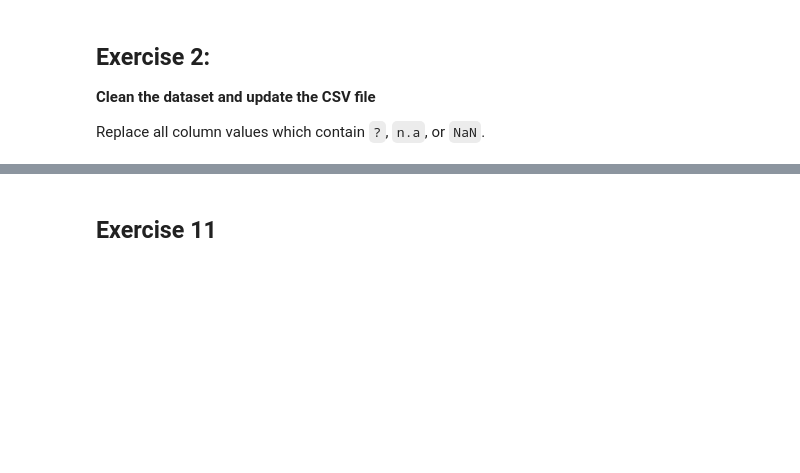
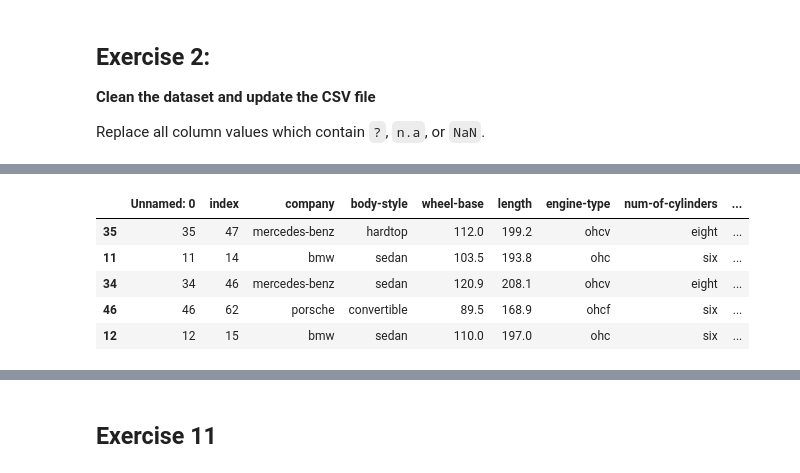
Before and after one commit to Borel677/M111-Advanced-Python-and-Database-Management, a Jupyter notebook: day01/exercises/04_Pandas.ipynb, the cells around one changed output, grey strips where cells are left out. Cells and saved outputs as stored; diff of their text form; code cells hidden in the pictures; blank space fills up the shorter version.

```diff
--- a/day01/exercises/04_Pandas.ipynb
+++ b/day01/exercises/04_Pandas.ipynb
@@ -60,6 +203,17 @@ Sort all cars by Price column
 - Desired Output:
 
 ![pandas_sort_all_cars_by_price_column.webp](attachment:pandas_sort_all_cars_by_price_column.webp)
+# %%
+carsDf = pd.read_csv(r"C:\Users\DELL\Desktop\M111-Advanced-Python-and-Database-Management\day01\data/Automobile_data.csv")
+carsDf = carsDf.sort_values(by=['price', 'horsepower'], ascending=False)
+carsDf.head(5)
+# %% [output]
+|  | Unnamed: 0 | index | company | body-style | wheel-base | length | engine-type | num-of-cylinders | ... |
+| 35 | 35 | 47 | mercedes-benz | hardtop | 112.0 | 199.2 | ohcv | eight | ... |
+| 11 | 11 | 14 | bmw | sedan | 103.5 | 193.8 | ohc | six | ... |
+| 34 | 34 | 46 | mercedes-benz | sedan | 120.9 | 208.1 | ohcv | eight | ... |
+| 46 | 46 | 62 | porsche | convertible | 89.5 | 168.9 | ohcf | six | ... |
+| 12 | 12 | 15 | bmw | sedan | 110.0 | 197.0 | ohc | six | ... |
 # %% [markdown]
 ## Exercise 9:
 
```
Also changed, not shown: parts of 12 cells of this notebook, 2 other files.
